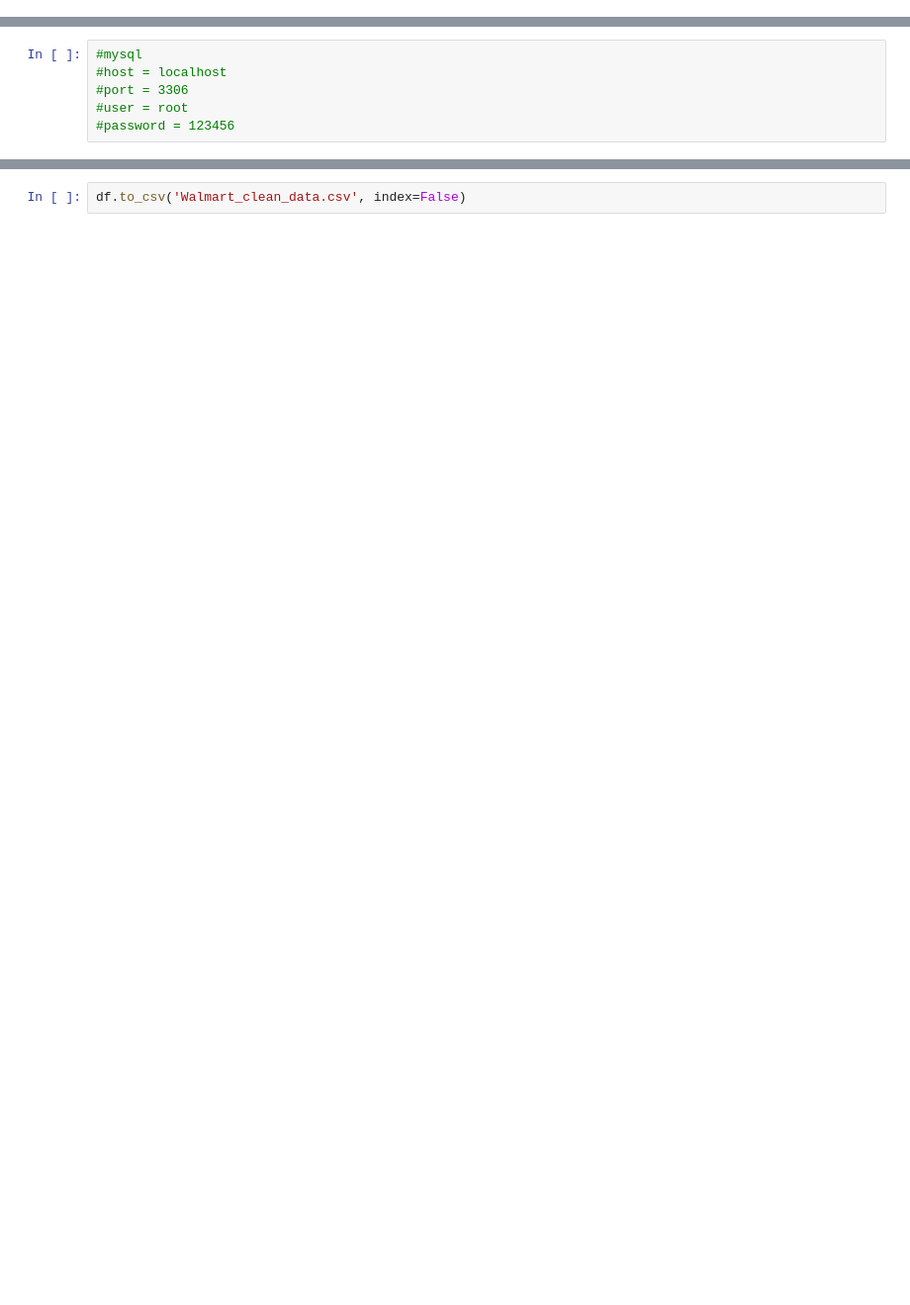
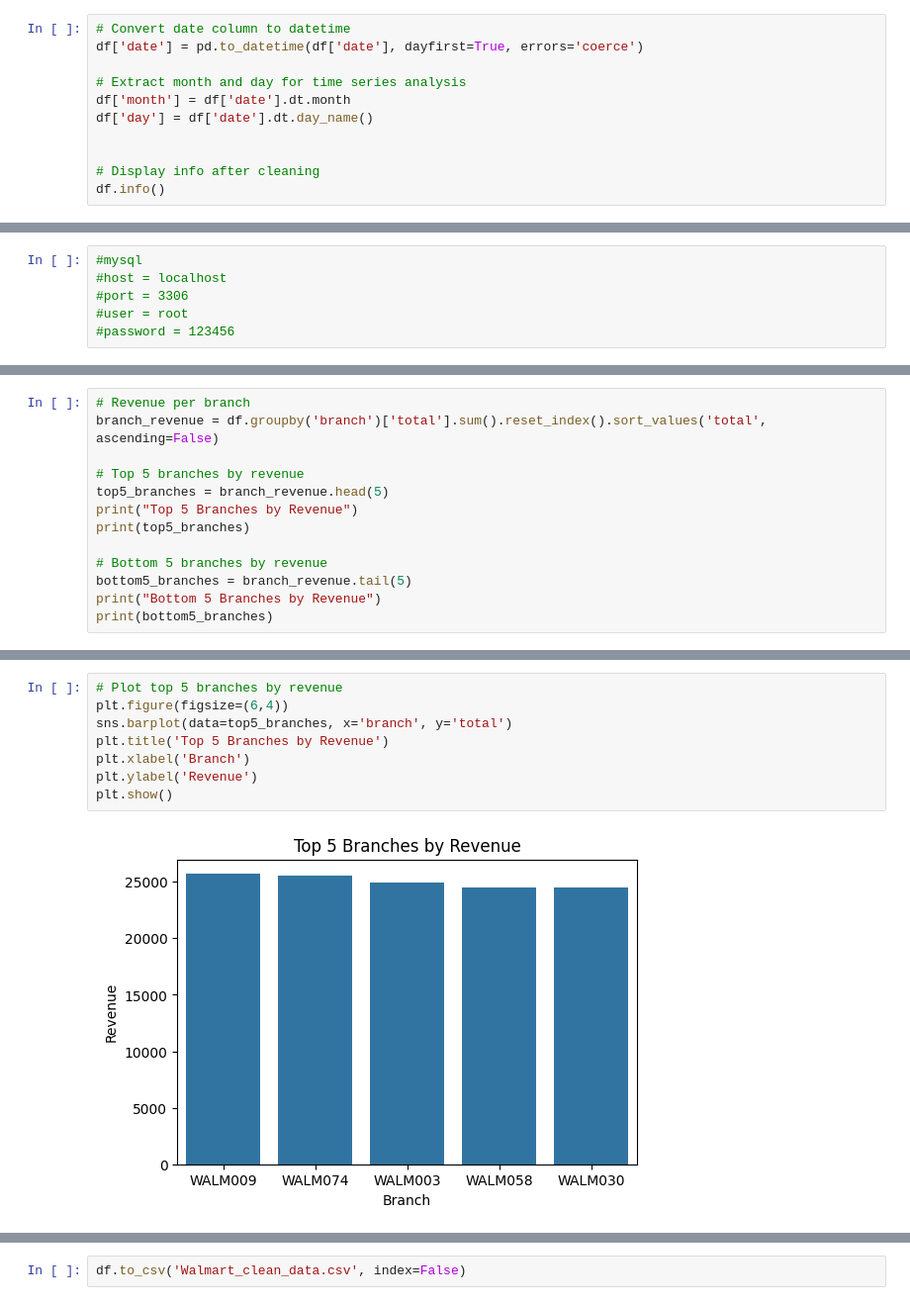
Before and after one commit to Mo-210/walmart_sales, a Jupyter notebook: project.ipynb, the cells around one changed output, grey strips where cells are left out. Shown: that part at 99% size. Drawn from its saved outputs; the diff is of its cells as text; blank space fills up the shorter version.

```diff
--- a/project.ipynb
+++ b/project.ipynb
@@ -197,0 +206,11 @@ df.head()
+# %%
+# Convert date column to datetime
+df['date'] = pd.to_datetime(df['date'], dayfirst=True, errors='coerce')
+
+# Extract month and day for time series analysis
+df['month'] = df['date'].dt.month
+df['day'] = df['date'].dt.day_name()
+
+
+# Display info after cleaning
+df.info()
@@ -203,0 +250,13 @@ df.head()
+# %%
+# Revenue per branch
+branch_revenue = df.groupby('branch')['total'].sum().reset_index().sort_values('total', ascending=False)
+
+# Top 5 branches by revenue
+top5_branches = branch_revenue.head(5)
+print("Top 5 Branches by Revenue")
+print(top5_branches)
+
+# Bottom 5 branches by revenue
+bottom5_branches = branch_revenue.tail(5)
+print("Bottom 5 Branches by Revenue")
+print(bottom5_branches)
@@ -203,0 +278,10 @@ df.head()
+# %%
+# Plot top 5 branches by revenue
+plt.figure(figsize=(6,4))
+sns.barplot(data=top5_branches, x='branch', y='total')
+plt.title('Top 5 Branches by Revenue')
+plt.xlabel('Branch')
+plt.ylabel('Revenue')
+plt.show()
+# %% [output]
+[figure, added]
```
Also changed, not shown: parts of 12 cells of this notebook.
